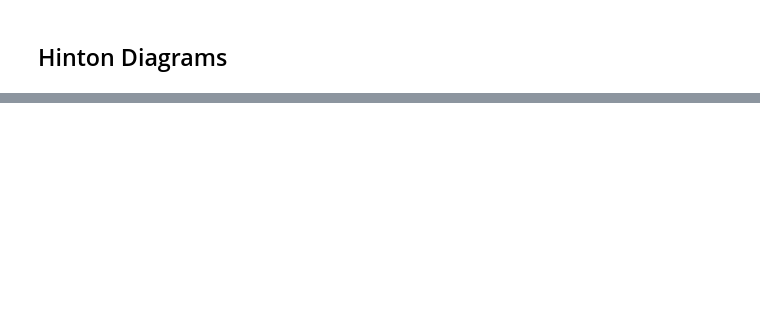
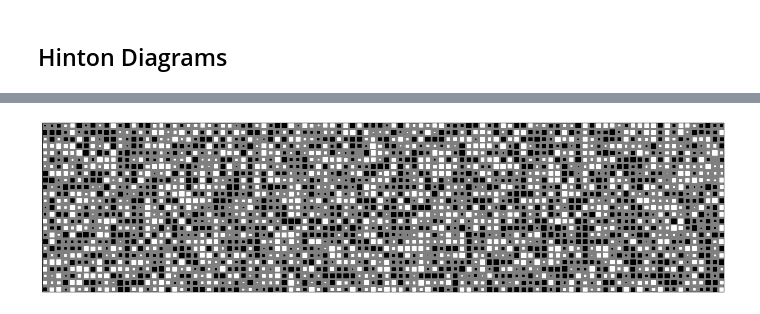
Before and after one commit to Copper-Head/the-three-stooges, a Jupyter notebook: Sandbox.ipynb, the cells around one changed output, grey strips where cells are left out. Saved outputs shown, nothing was run; the diff lists cells and outputs as text; code cells hidden in the pictures; blank space fills up the shorter version.

```diff
--- a/Sandbox.ipynb
+++ b/Sandbox.ipynb
@@ -119,2 +45,2 @@ def hinton(matrix, max_weight=None, ax=None):
 # %%
-randomness = np.random.rand(300,20) - 0.5
+randomness = np.random.rand(100,25) - 0.5
@@ -124,0 +47,6 @@ hinton(randomness)
+# %%
+f = plt.figure(figsize=(20, 20))
+# axes = plt.axes()
+hinton_diagram(randomness)
+# %% [output]
+[figure, added]
```
Also changed, not shown: parts of 13 cells of this notebook.
